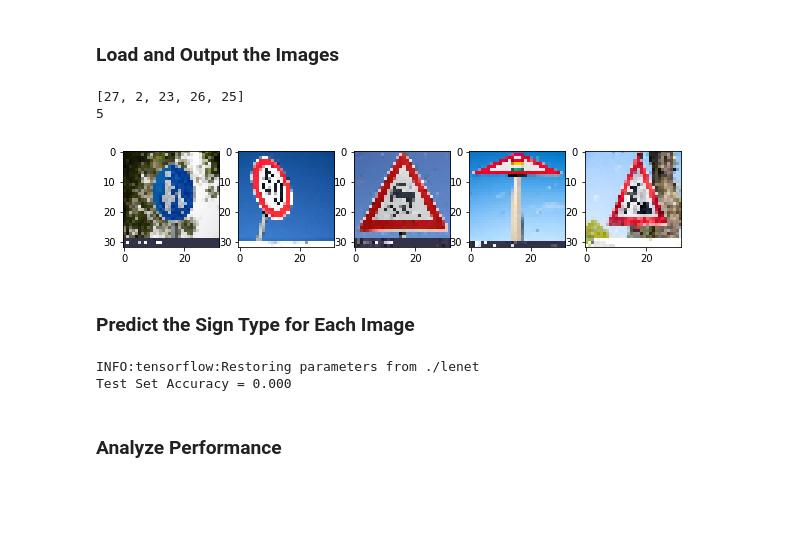
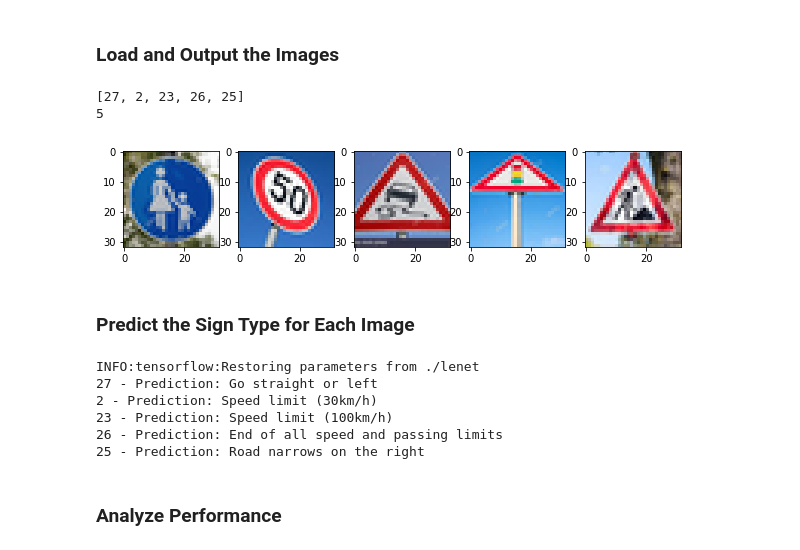
Before and after one commit to Sumitb26/CarND-Traffic-Sign-Classifier-P3, a Jupyter notebook: Traffic_Sign_Classifier.ipynb, the cells around one changed output. Saved outputs shown, nothing was run; the diff lists cells and outputs as text; code cells hidden in the pictures; blank space fills up the shorter version.

Commit message:
prediction analysis

```diff
--- a/Traffic_Sign_Classifier.ipynb
+++ b/Traffic_Sign_Classifier.ipynb
@@ -319,40 +319,52 @@ You may find `signnames.csv` useful as it contains mappings from the class id (i
 # %%
 import matplotlib.image as mpimg
 import glob, os
 from PIL import Image
 
 fig, axs = plt.subplots(1,5, figsize=(10, 2))
 axs = axs.ravel()
 test_images = []
 test_labels = []
 for i, img in enumerate(glob.glob('./test_images/*.jpg')):
-    image = Image.open(img).resize((32,32))
-    test_images.append(np.array(image))
+    pilimg = Image.open(img)
+    pilimg = pilimg.resize((32, 32), Image.ANTIALIAS)
+    test_images.append(np.array(pilimg))
+#     image = Image.open(img).resize((32,32))
+#     test_images.append(np.array(image))
     test_labels.append(int(os.path.basename(img).split('.')[0]))
-    axs[i].imshow(image)
+    axs[i].imshow(pilimg)
 
 print(test_labels)
 test_imagesPreProcessed = preProcess(np.array(test_images))
 print(len(test_images))
 # %% [output]
 [27, 2, 23, 26, 25]
 5
-[figure, old version]
+[figure, new version]
 # %% [markdown]
 ### Predict the Sign Type for Each Image
-# %%
-### Run the predictions here and use the model to output the prediction for each image.
-### Make sure to pre-process the images with the same pre-processing pipeline used earlier.
-### Feel free to use as many code cells as needed.
-with tf.Session() as sess:
-    sess.run(tf.global_variables_initializer())
-    saver3 = tf.train.import_meta_graph('./lenet.meta')
-    saver3.restore(sess, "./lenet")
-    my_accuracy, loss = evaluate(test_imagesPreProcessed, test_labels)
-    print("Test Set Accuracy = {:.3f}".format(my_accuracy))
-# %% [output]
-INFO:tensorflow:Restoring parameters from ./lenet
-Test Set Accuracy = 0.000
+# %%
+import csv
+
+all_labels = []
+with open('signnames.csv', 'r') as csvfile:
+    readCSV = csv.reader(csvfile, delimiter=',')
+    for row in readCSV:
+        all_labels += [row[1]]
+
+with tf.Session() as sess:
+    saver.restore(sess, "./lenet")
+    predicted_logits = sess.run(logits, feed_dict={x: test_imagesPreProcessed, y: test_labels, keep_prob: 1.0})
+    predicted_labels = np.argmax(predicted_logits, axis=1)
+    for i in range(len(test_labels)):
+        print("{0} - Prediction: {1}".format(test_labels[i],all_labels[predicted_labels[i]]))
+# %% [output]
+INFO:tensorflow:Restoring parameters from ./lenet
+27 - Prediction: Go straight or left
+2 - Prediction: Speed limit (30km/h)
+23 - Prediction: Speed limit (100km/h)
+26 - Prediction: End of all speed and passing limits
+25 - Prediction: Road narrows on the right
 # %% [markdown]
 ### Analyze Performance
 # %%
```
Also changed, not shown: parts of 5 cells of this notebook, 3 other files.
